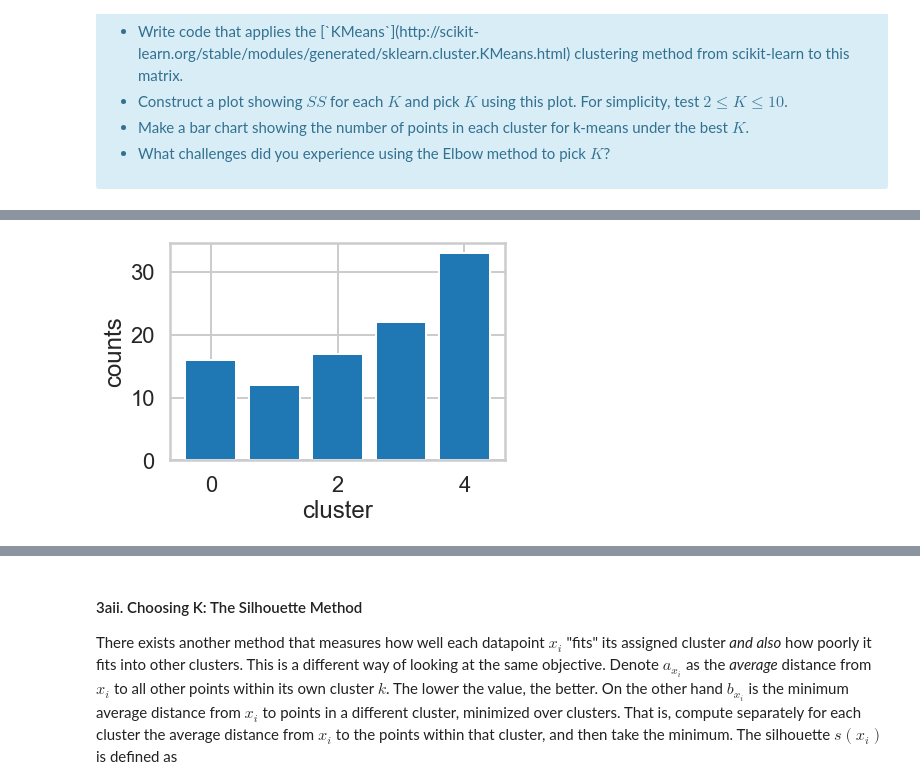
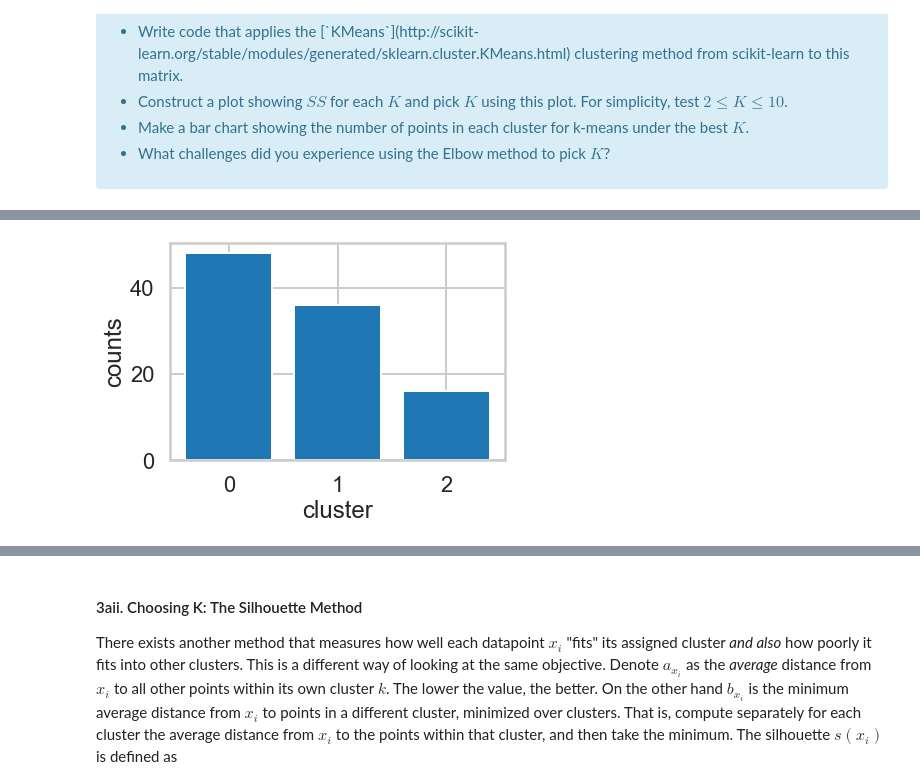
Before and after one commit to sandalasiddiqui/Springboard, a Jupyter notebook: Clustering_Case_Study_updated_10_15_2020/Clustering Case Study - Customer Segmentation with K-Means - Tier 3.ipynb, the cells around one changed output, grey strips where cells are left out. Cells and saved outputs as stored; diff of their text form; code cells hidden in the pictures.

```diff
--- a/Clustering_Case_Study_updated_10_15_2020/Clustering Case Study - Customer Segmentation with K-Means - Tier 3.ipynb
+++ b/Clustering_Case_Study_updated_10_15_2020/Clustering Case Study - Customer Segmentation with K-Means - Tier 3.ipynb
@@ -156,11 +156,11 @@ plt.show()
 # %%
-best_K = 5
+best_K = 3
 best_K_assignments = assignments[str(best_K)]
 counts = np.bincount(best_K_assignments)
 
 plt.bar(range(best_K), counts)
 plt.xlabel('cluster')
 plt.ylabel('counts')
 plt.show()
 # %% [output]
-[figure, old version]
+[figure, new version]
```
Also changed, not shown: parts of 9 cells of this notebook.
